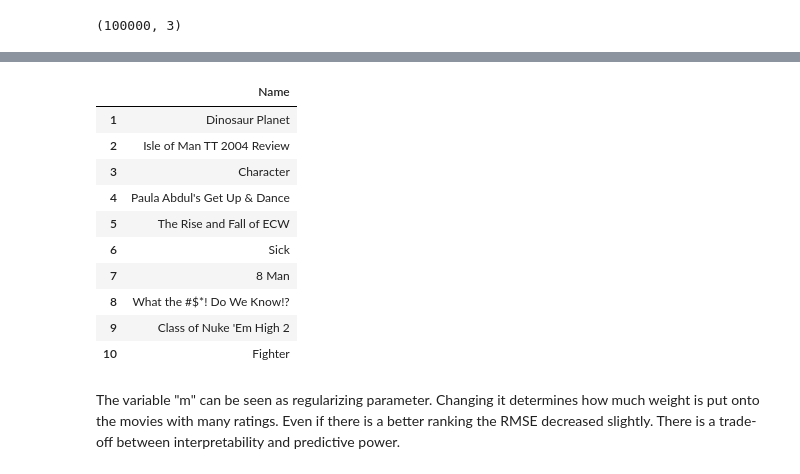
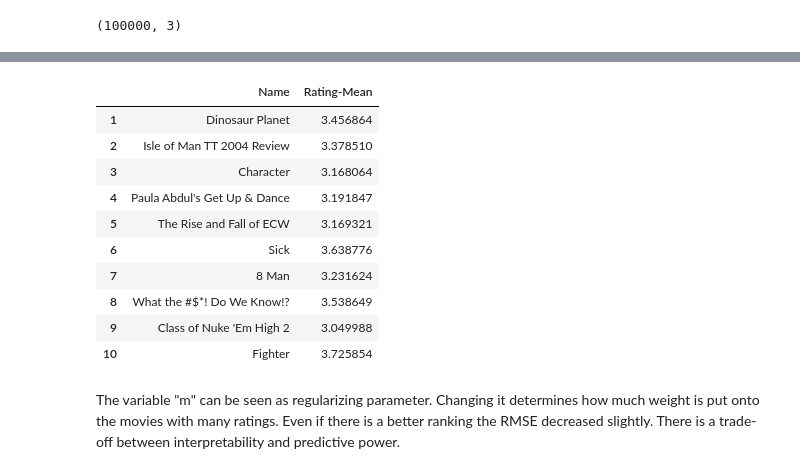
Before and after one commit to skakumanu/ml-bootcamp, a Jupyter notebook: Mini_Project_Recommendation_Systems.ipynb, the cells around one changed output, grey strips where cells are left out. Saved outputs shown, nothing was run; the diff lists cells and outputs as text; code cells hidden in the pictures.

```diff
--- a/Mini_Project_Recommendation_Systems.ipynb
+++ b/Mini_Project_Recommendation_Systems.ipynb
@@ -519,8 +516,9 @@ weighted_mean = pd.DataFrame(weighted_score)
 
 # Combine the aggregated dataframes (wighted_mean & movie_titles)
 #combined_df = weighted_mean.join(movie_titles)
-combined_df = pd.concat([weighted_mean, movie_titles], axis = 1, join="inner")
+
+combined_df = pd.concat([weighted_mean, movie_titles], axis = 1, join="outer")
 combined_df.dropna(inplace=True)
-#combined_df.set_index(['Name','0'])
+combined_df.rename(columns={combined_df.columns[0]: 'Rating-Mean'}, inplace=True)
 combined_df.head(5)
 # %% [output]
@@ -559,18 +564,18 @@ The RMSE Value for the Mean Rating Recommender: 1.1010086748396464
 # %%
 # View top ten rated movies
-combined_df[['Name']].head(10)
+combined_df[['Name', 'Rating-Mean']].head(10)
 # %% [output]
-|  | Name |
-| 1 | Dinosaur Planet |
-| 2 | Isle of Man TT 2004 Review |
-| 3 | Character |
-| 4 | Paula Abdul's Get Up & Dance |
-| 5 | The Rise and Fall of ECW |
-| 6 | Sick |
-| 7 | 8 Man |
-| 8 | What the #$*! Do We Know!? |
-| 9 | Class of Nuke 'Em High 2 |
-| 10 | Fighter |
+|  | Name | Rating-Mean |
+| 1 | Dinosaur Planet | 3.456864 |
+| 2 | Isle of Man TT 2004 Review | 3.378510 |
+| 3 | Character | 3.168064 |
+| 4 | Paula Abdul's Get Up & Dance | 3.191847 |
+| 5 | The Rise and Fall of ECW | 3.169321 |
+| 6 | Sick | 3.638776 |
+| 7 | 8 Man | 3.231624 |
+| 8 | What the #$*! Do We Know!? | 3.538649 |
+| 9 | Class of Nuke 'Em High 2 | 3.049988 |
+| 10 | Fighter | 3.725854 |
 # %% [markdown]
 The variable "m" can be seen as regularizing parameter. Changing it determines how much weight is put onto the movies with many ratings.
 Even if there is a better ranking the RMSE decreased slightly. There is a trade-off between interpretability and predictive power.
```
Also changed, not shown: parts of 48 cells of this notebook.
